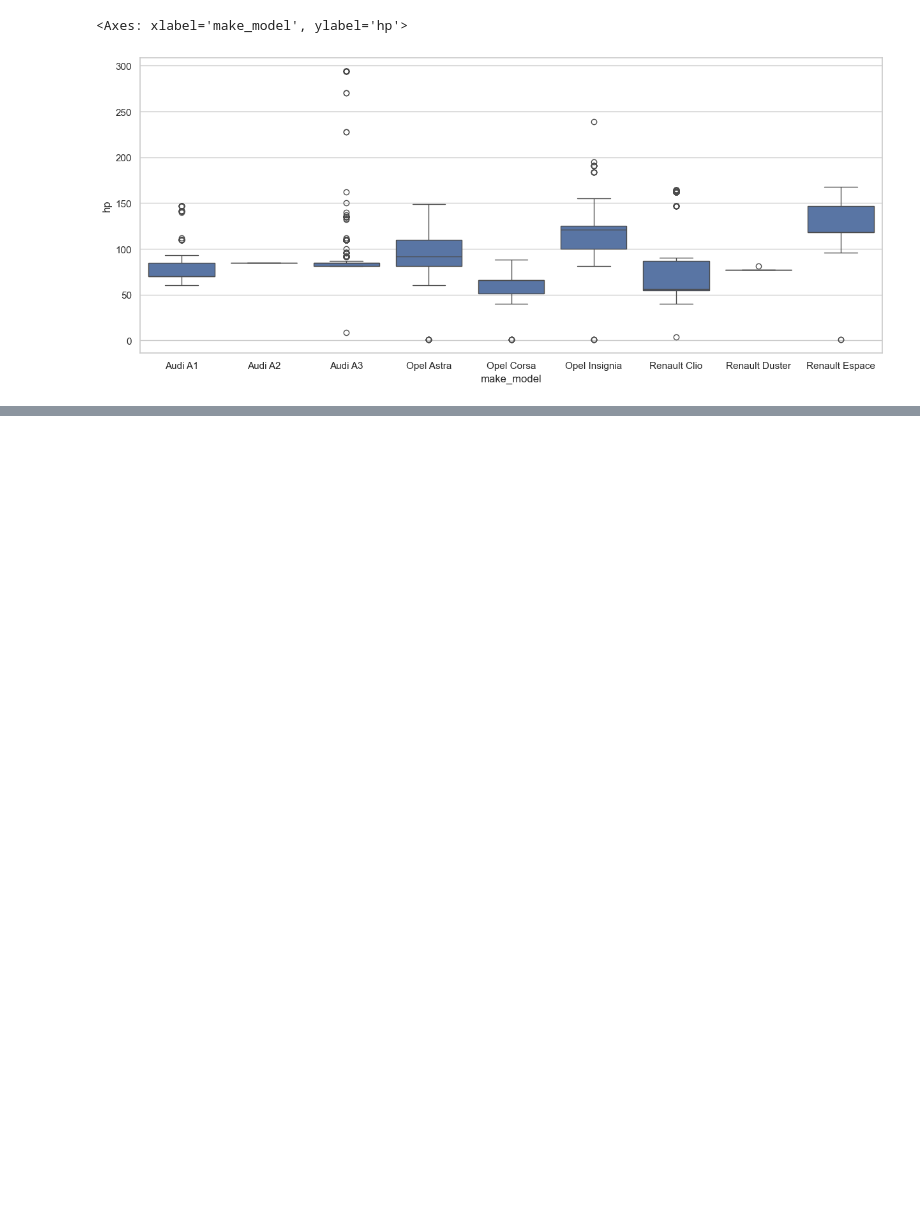
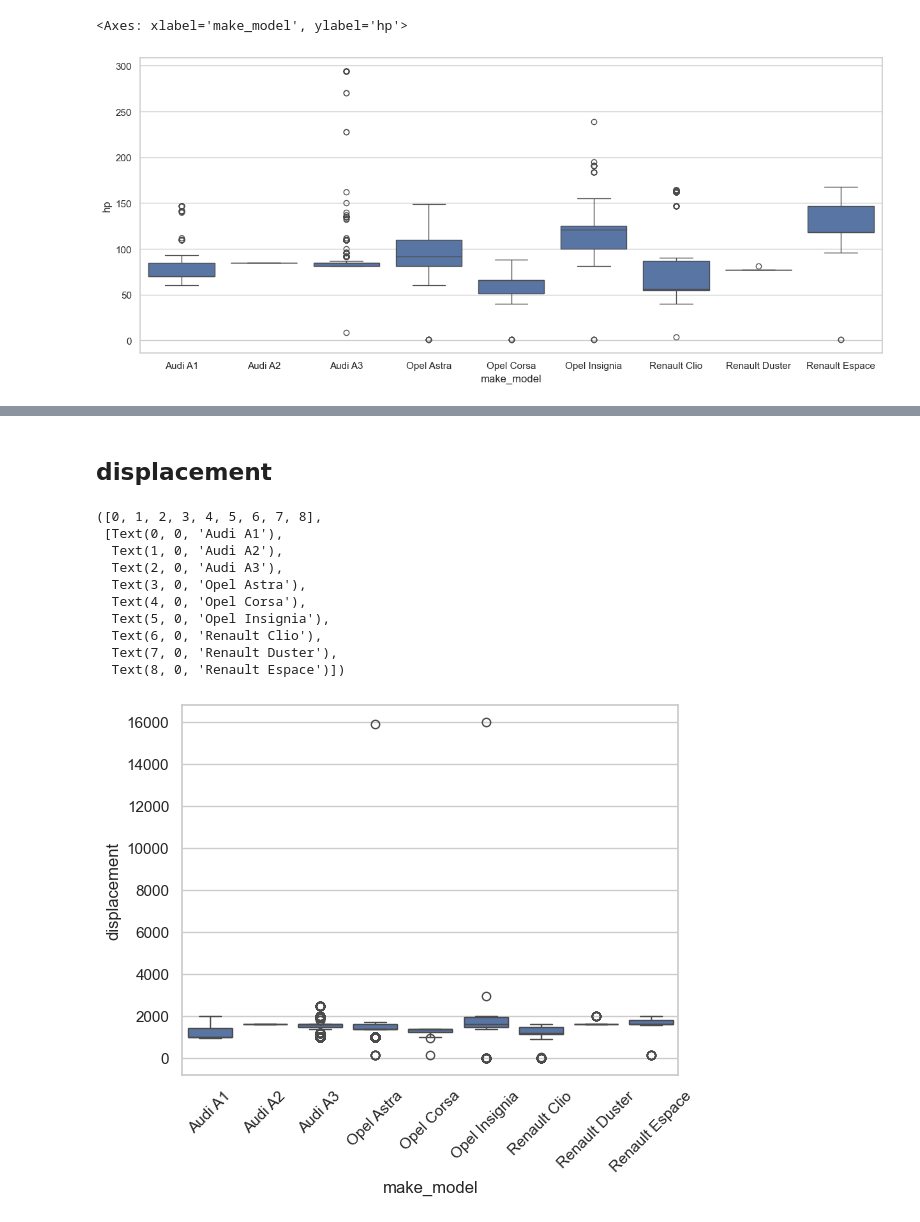
Before and after one commit to balintstewart77/magnimind-assignments, a Jupyter notebook: Auto_scout/auto_scout_part3_outliers.ipynb, the cells around one changed output, grey strips where cells are left out. Cells and saved outputs as stored; diff of their text form; code cells hidden in the pictures; blank space fills up the shorter version.

```diff
--- a/Auto_scout/auto_scout_part3_outliers.ipynb
+++ b/Auto_scout/auto_scout_part3_outliers.ipynb
@@ -68,0 +320,17 @@ df.loc[df['hp'] < 25, 'hp'] = np.nan
+# %% [markdown]
+## displacement
+# %%
+sns.boxplot(x = 'make_model', y = 'displacement', data = df)
+plt.xticks(rotation = 45)
+# %% [output]
+([0, 1, 2, 3, 4, 5, 6, 7, 8],
+ [Text(0, 0, 'Audi A1'),
+  Text(1, 0, 'Audi A2'),
+  Text(2, 0, 'Audi A3'),
+  Text(3, 0, 'Opel Astra'),
+  Text(4, 0, 'Opel Corsa'),
+  Text(5, 0, 'Opel Insignia'),
+  Text(6, 0, 'Renault Clio'),
+  Text(7, 0, 'Renault Duster'),
+  Text(8, 0, 'Renault Espace')])
+[figure, added]
```
Also changed, not shown: parts of 54 cells of this notebook, 3 other files.
